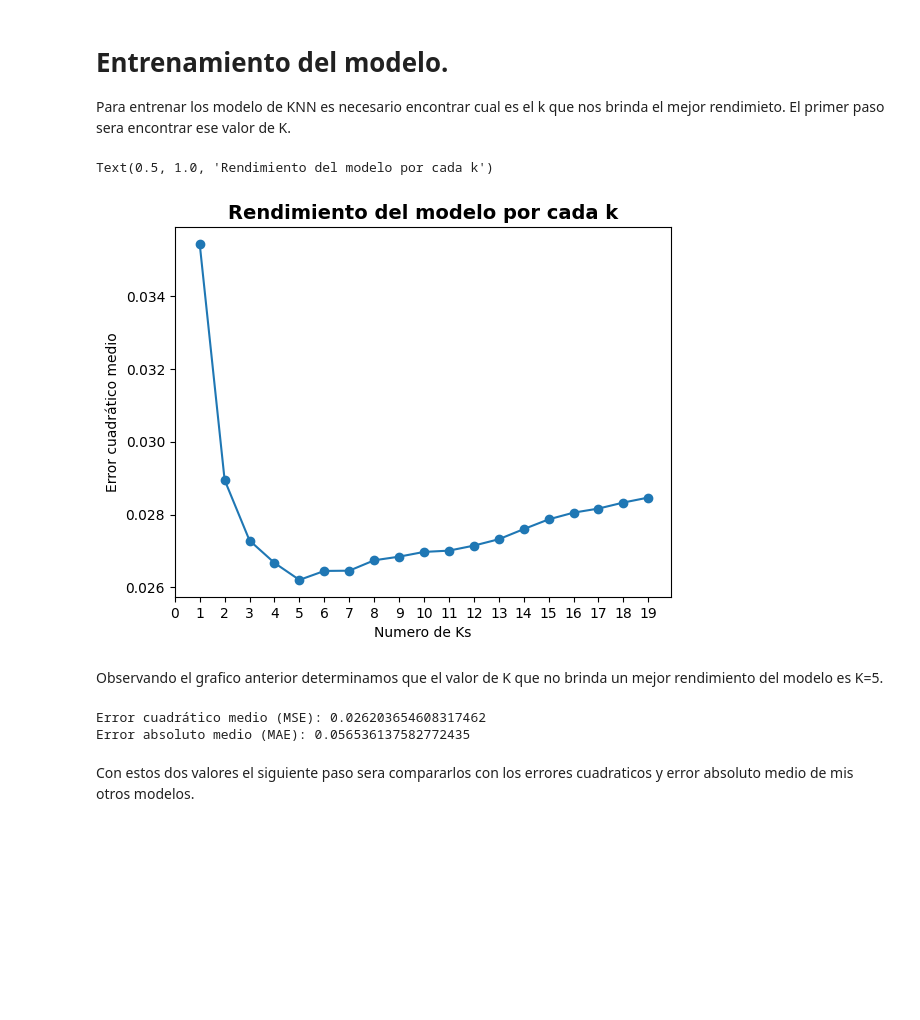
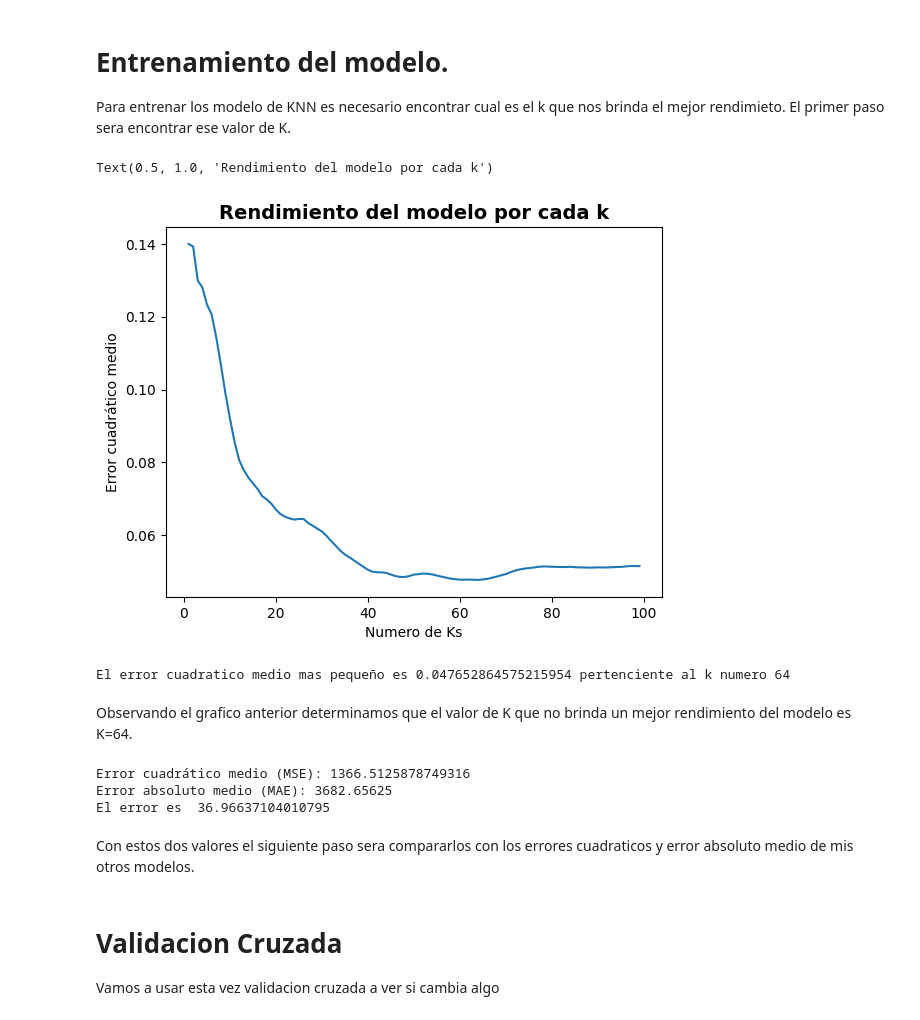
Before and after one commit to ivanpalenciab/Prediccion_comportamiento_cliente, a Jupyter notebook: KNN.ipynb, the cells around one changed output. Drawn from its saved outputs; the diff is of its cells as text; code cells hidden in the pictures; blank space fills up the shorter version.

```diff
--- a/KNN.ipynb
+++ b/KNN.ipynb
@@ -34,6 +28,6 @@ Haremos una de division de datos en testeo y entrenamiento. Este corresponde a u
 # %%
 X= datos.drop("Total_Trans_Amt",axis=1)
 y = datos["Total_Trans_Amt"]
-X_train, X_test, y_train, y_test = train_test_split(X, y, test_size=0.2, random_state=42)
+X_train, X_test, y_train, y_test = train_test_split(X, y, test_size=0.3, random_state=42)
 print(f"la longitud de X es {X_train.shape} y la longitud de y {y_train.shape}")
 # %% [output]
@@ -46,8 +40,8 @@ escalador_x = preprocessing.MinMaxScaler()
 escalador_y = preprocessing.MinMaxScaler()
 
 X_train = pd.DataFrame(escalador_x.fit_transform(X_train), columns=X_train.columns)
-X_test = pd.DataFrame(escalador_x.fit_transform(X_test), columns=X_test.columns)
+x_test = pd.DataFrame(escalador_x.transform(X_test), columns=X_test.columns)
 y_train=escalador_y.fit_transform(y_train.values.reshape(-1,1))
-y_test=escalador_y.fit_transform(y_test.values.reshape(-1,1))
-X_train
+y_test = escalador_y.transform(y_test.values.reshape(-1,1))
+X_train.head(5)
 # %% [output]
@@ -71,7 +59,7 @@ Para entrenar los modelo de KNN es necesario encontrar cual es el k que nos brin
 Ks=[]
 errores_cuadraticos_medios =[]
 
-for i in range(1,20):
+for i in range(1,100):
   knn = KNeighborsRegressor(n_neighbors=i)
   knn.fit(X_train,y_train)
 
@@ -82,29 +70,51 @@ for i in range(1,20):
   errores_cuadraticos_medios.append(ecm)
 # %%
 fig, ax = plt.subplots()
-ax.plot(Ks,errores_cuadraticos_medios,marker="o")
-ax.set_xticks(range(0, 20))
+ax.plot(Ks,errores_cuadraticos_medios)
+#ax.set_xticks(range(0, 20))
 
 plt.ylabel('Error cuadrático medio')
 plt.xlabel('Numero de Ks')
 plt.title('Rendimiento del modelo por cada k',fontdict = {'fontsize':14, 'fontweight':'bold'})
 # %% [output]
 Text(0.5, 1.0, 'Rendimiento del modelo por cada k')
-[figure, old version]
+[figure, new version]
+# %%
+#vamos a buscar el numero mas pequeño en la lista errores_cuadraticos_medios
+numero_pequeño = 100
+pocision = 0 #La pocision donde se encuentra el numero mas pequeño
+for i in range(0,len(errores_cuadraticos_medios)):
+  if errores_cuadraticos_medios[i] < numero_pequeño:
+    numero_pequeño = errores_cuadraticos_medios[i]
+    pocision = i
+
+print(f"El error cuadratico medio mas pequeño es {numero_pequeño} pertenciente al k numero {Ks[pocision]}")
+# %% [output]
+El error cuadratico medio mas pequeño es 0.047652864575215954 pertenciente al k numero 64
 # %% [markdown]
-Observando el grafico anterior determinamos que el valor de K que no brinda un mejor rendimiento del modelo es K=5.
+Observando el grafico anterior determinamos que el valor de K que no brinda un mejor rendimiento del modelo es K=64.
 # %%
-knn = KNeighborsRegressor(n_neighbors=5)
+knn = KNeighborsRegressor(n_neighbors=64)
 knn.fit(X_train,y_train)
 
 y_pred = knn.predict(X_test)
 
 ecm = mean_squared_error(y_test, y_pred)
+ecm = escalador_y.inverse_transform(ecm.reshape(-1,1))[0][0]
 eam = median_absolute_error(y_test,y_pred)
+eam = escalador_y.inverse_transform(eam.reshape(-1,1))[0][0]
+error = np.sqrt(ecm)
+
 print("Error cuadrático medio (MSE):", ecm)
 print("Error absoluto medio (MAE):", eam)
+print("El error es ", error)
 # %% [output]
-Error cuadrático medio (MSE): 0.026203654608317462
-Error absoluto medio (MAE): 0.056536137582772435
+Error cuadrático medio (MSE): 1366.5125878749316
+Error absoluto medio (MAE): 3682.65625
+El error es  36.96637104010795
 # %% [markdown]
 Con estos dos valores el siguiente paso sera compararlos con los errores cuadraticos y error absoluto medio de mis otros modelos.
+# %% [markdown]
+# Validacion Cruzada
+
+Vamos a usar esta vez validacion cruzada a ver si cambia algo
```
Also changed, not shown: parts of 6 cells of this notebook.
